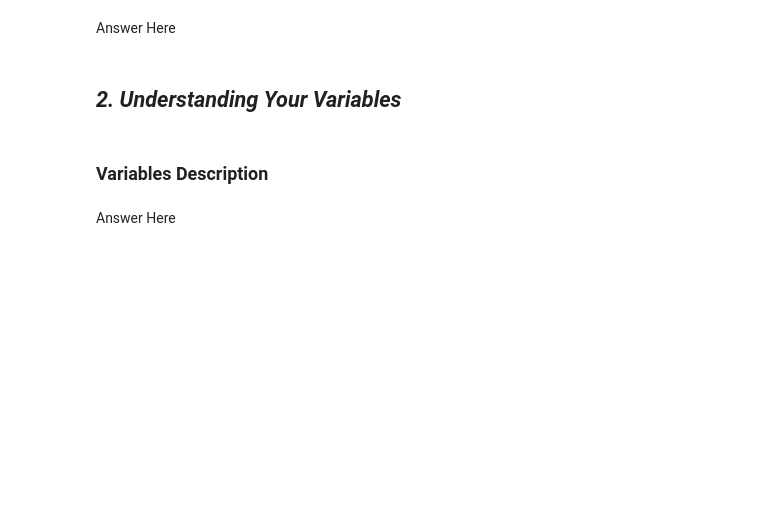
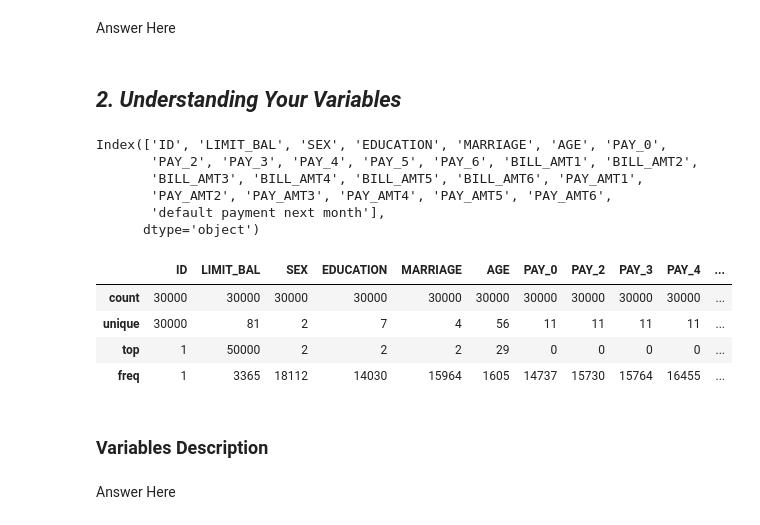
Before and after one commit to Navjotkhatri/Credit-Card-Default-Prediction, a Jupyter notebook: Credit_Card_Default_Prediction.ipynb, the cells around one changed output. Cells and saved outputs as stored; diff of their text form; code cells hidden in the pictures; blank space fills up the shorter version.

```diff
--- a/Credit_Card_Default_Prediction.ipynb
+++ b/Credit_Card_Default_Prediction.ipynb
@@ -214,8 +203,23 @@ Answer Here
 ## ***2. Understanding Your Variables***
 # %%
 # Dataset Columns
+cr_df.columns
+# %% [output]
+Index(['ID', 'LIMIT_BAL', 'SEX', 'EDUCATION', 'MARRIAGE', 'AGE', 'PAY_0',
+       'PAY_2', 'PAY_3', 'PAY_4', 'PAY_5', 'PAY_6', 'BILL_AMT1', 'BILL_AMT2',
+       'BILL_AMT3', 'BILL_AMT4', 'BILL_AMT5', 'BILL_AMT6', 'PAY_AMT1',
+       'PAY_AMT2', 'PAY_AMT3', 'PAY_AMT4', 'PAY_AMT5', 'PAY_AMT6',
+       'default payment next month'],
+      dtype='object')
 # %%
 # Dataset Describe
+cr_df.describe()
+# %% [output]
+|  | ID | LIMIT_BAL | SEX | EDUCATION | MARRIAGE | AGE | PAY_0 | PAY_2 | PAY_3 | PAY_4 | ... |
+| count | 30000 | 30000 | 30000 | 30000 | 30000 | 30000 | 30000 | 30000 | 30000 | 30000 | ... |
+| unique | 30000 | 81 | 2 | 7 | 4 | 56 | 11 | 11 | 11 | 11 | ... |
+| top | 1 | 50000 | 2 | 2 | 2 | 29 | 0 | 0 | 0 | 0 | ... |
+| freq | 1 | 3365 | 18112 | 14030 | 15964 | 1605 | 14737 | 15730 | 15764 | 16455 | ... |
 # %% [markdown]
 ### Variables Description
 # %% [markdown]
```
Also changed, not shown: parts of 8 cells of this notebook.
